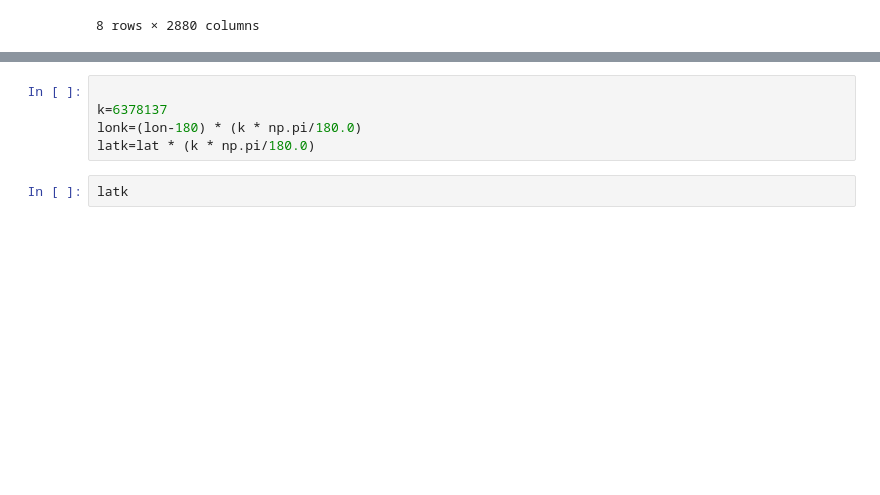
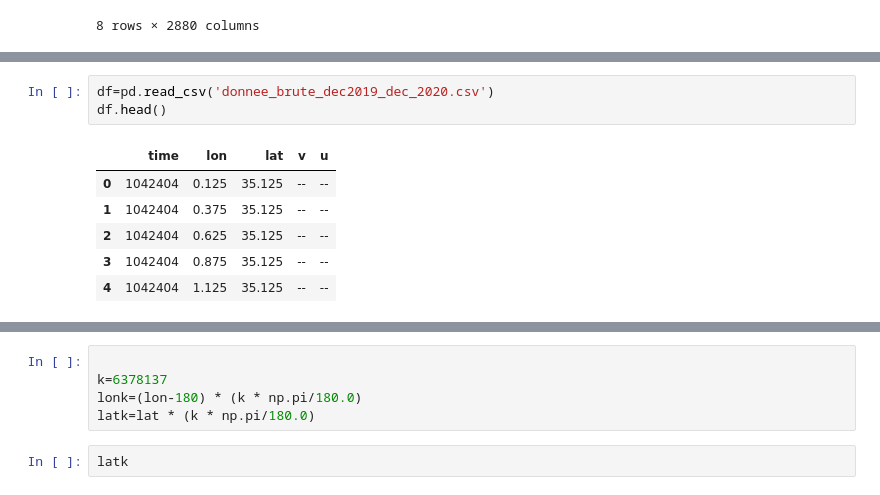
Before and after one commit to GITGT200/METEO_WIND, a Jupyter notebook: u0101.ipynb, the cells around one changed output, grey strips where cells are left out. Saved outputs shown, nothing was run; the diff lists cells and outputs as text; blank space fills up the shorter version.

```diff
--- a/u0101.ipynb
+++ b/u0101.ipynb
@@ -84,0 +79,10 @@ m
+# %%
+df=pd.read_csv('donnee_brute_dec2019_dec_2020.csv')
+df.head()
+# %% [output]
+|  | time | lon | lat | v | u |
+| 0 | 1042404 | 0.125 | 35.125 | -- | -- |
+| 1 | 1042404 | 0.375 | 35.125 | -- | -- |
+| 2 | 1042404 | 0.625 | 35.125 | -- | -- |
+| 3 | 1042404 | 0.875 | 35.125 | -- | -- |
+| 4 | 1042404 | 1.125 | 35.125 | -- | -- |
```
Also changed, not shown: parts of 4 cells of this notebook.
